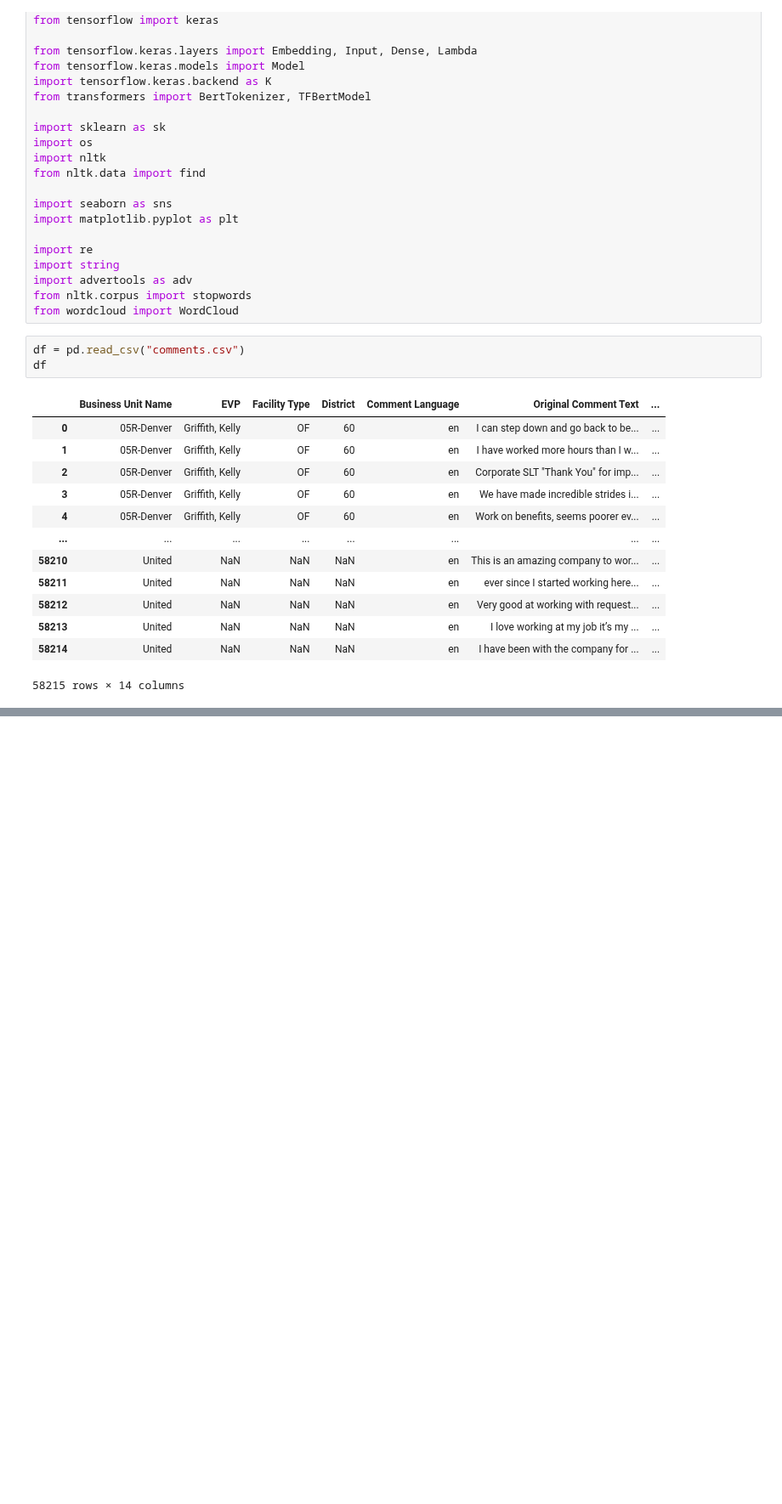
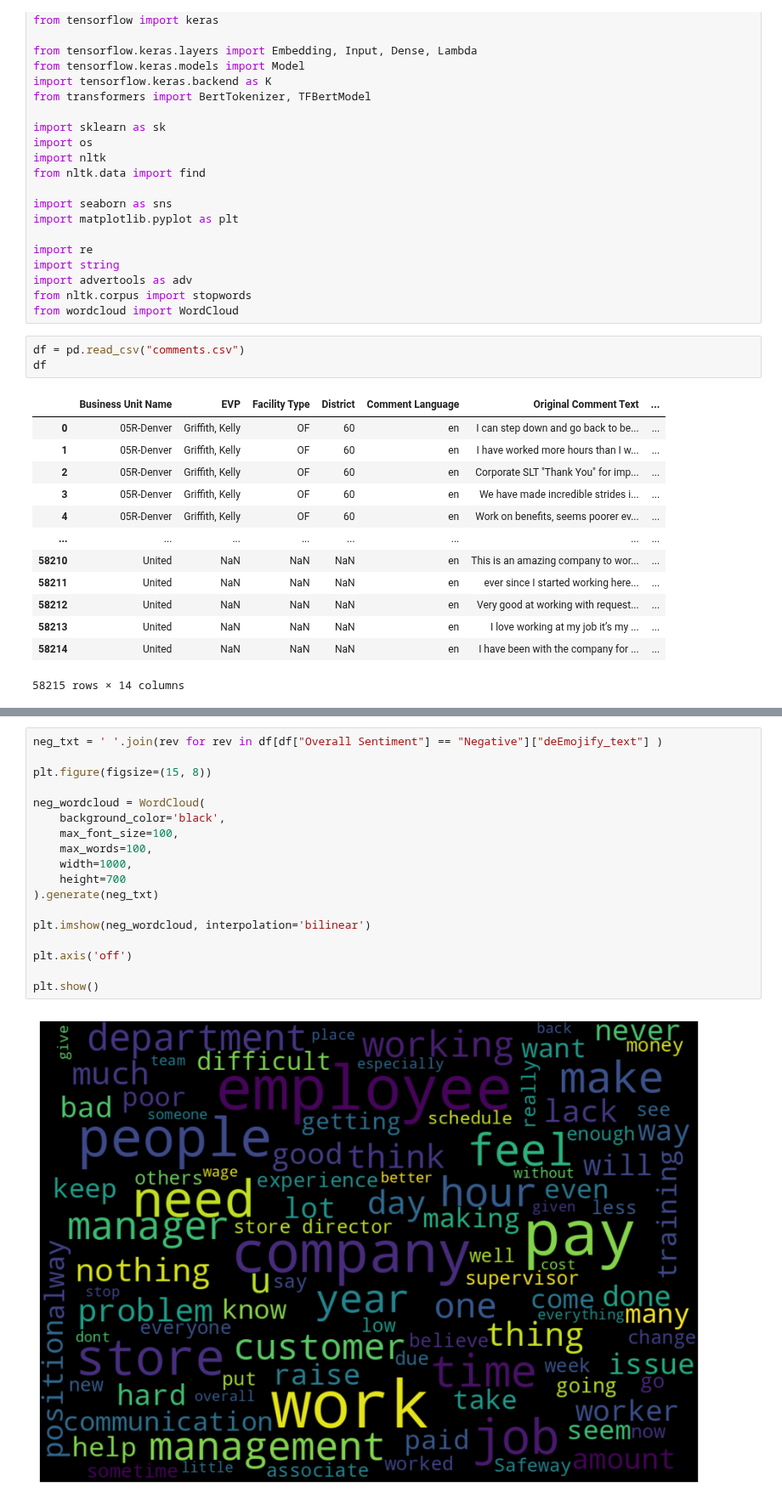
Before and after one commit to srilamaiti/ml_works, a Jupyter notebook: review_comments.ipynb, the cells around one changed output, grey strips where cells are left out. Shown at 85% size. Drawn from its saved outputs; the diff is of its cells as text; blank space fills up the shorter version.

```diff
--- a/review_comments.ipynb
+++ b/review_comments.ipynb
@@ -96,0 +104,20 @@ plt.show()
+# %%
+neg_txt = ' '.join(rev for rev in df[df["Overall Sentiment"] == "Negative"]["deEmojify_text"] )
+
+plt.figure(figsize=(15, 8))
+
+neg_wordcloud = WordCloud(
+    background_color='black',
+    max_font_size=100,
+    max_words=100,
+    width=1000,
+    height=700
+).generate(neg_txt)
+
+plt.imshow(neg_wordcloud, interpolation='bilinear')
+
+plt.axis('off')
+
+plt.show()
+# %% [output]
+[figure, added]
```
Also changed, not shown: parts of 19 cells of this notebook.
